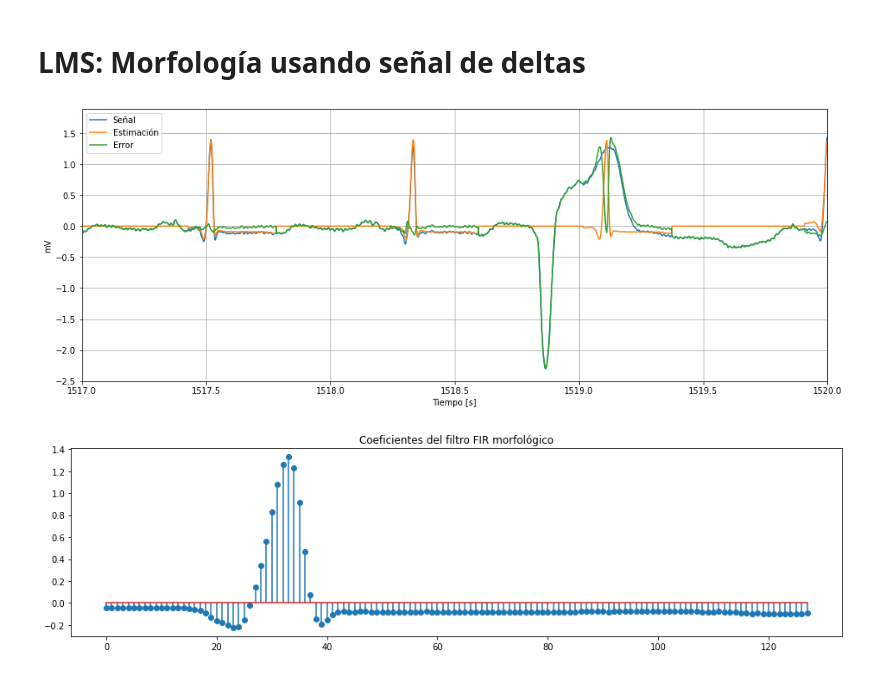
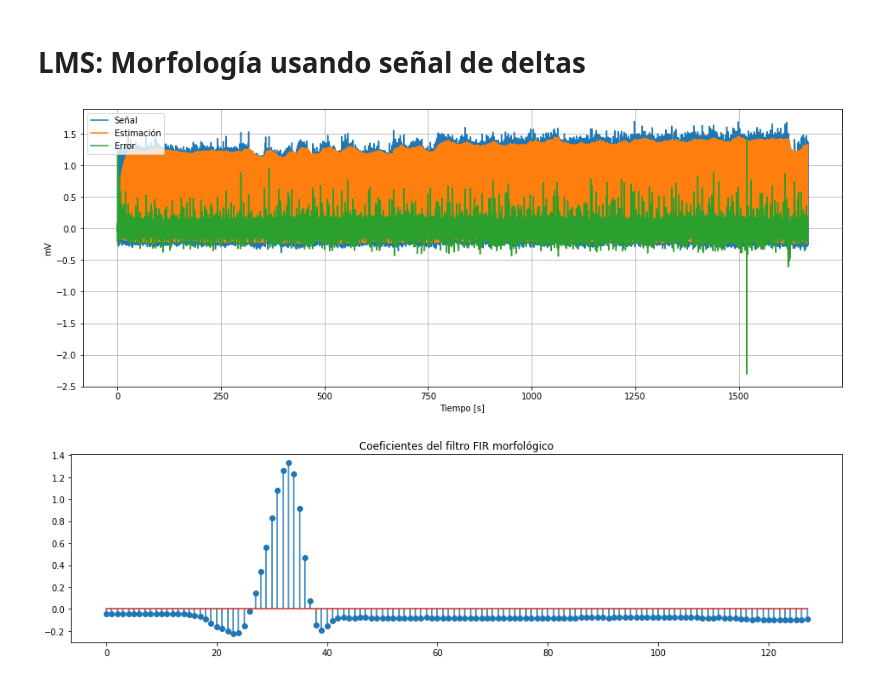
Before and after one commit to mbergerman/Procesamiento-Adaptativo, a Jupyter notebook: Proyecto 1/PASA_P1_G2.ipynb, the cells around one changed output. Saved outputs shown, nothing was run; the diff lists cells and outputs as text; code cells hidden in the pictures.

```diff
--- a/Proyecto 1/PASA_P1_G2.ipynb
+++ b/Proyecto 1/PASA_P1_G2.ipynb
@@ -210,17 +210,17 @@ for i in range(peak_width, N):
 # %%
 plt.figure(figsize=(16, 6))
 plt.plot(time, channel1_a, label = 'Señal')
 plt.plot(time, yhat, label = 'Estimación')
 plt.plot(time, e, label = 'Error')
 plt.xlabel('Tiempo [s]')
 plt.ylabel(record_data['units'][0])
 
-plt.xlim(1517, 1520)
+#plt.xlim(1517, 1520)
 plt.grid()
 plt.legend(loc='upper left')
 plt.show()
 # %% [output]
-[figure, old version]
+[figure, new version]
 # %%
 plt.figure(figsize=(16, 4))
 plt.stem(np.flip(w))
```
Also changed, not shown: parts of 11 cells of this notebook.
